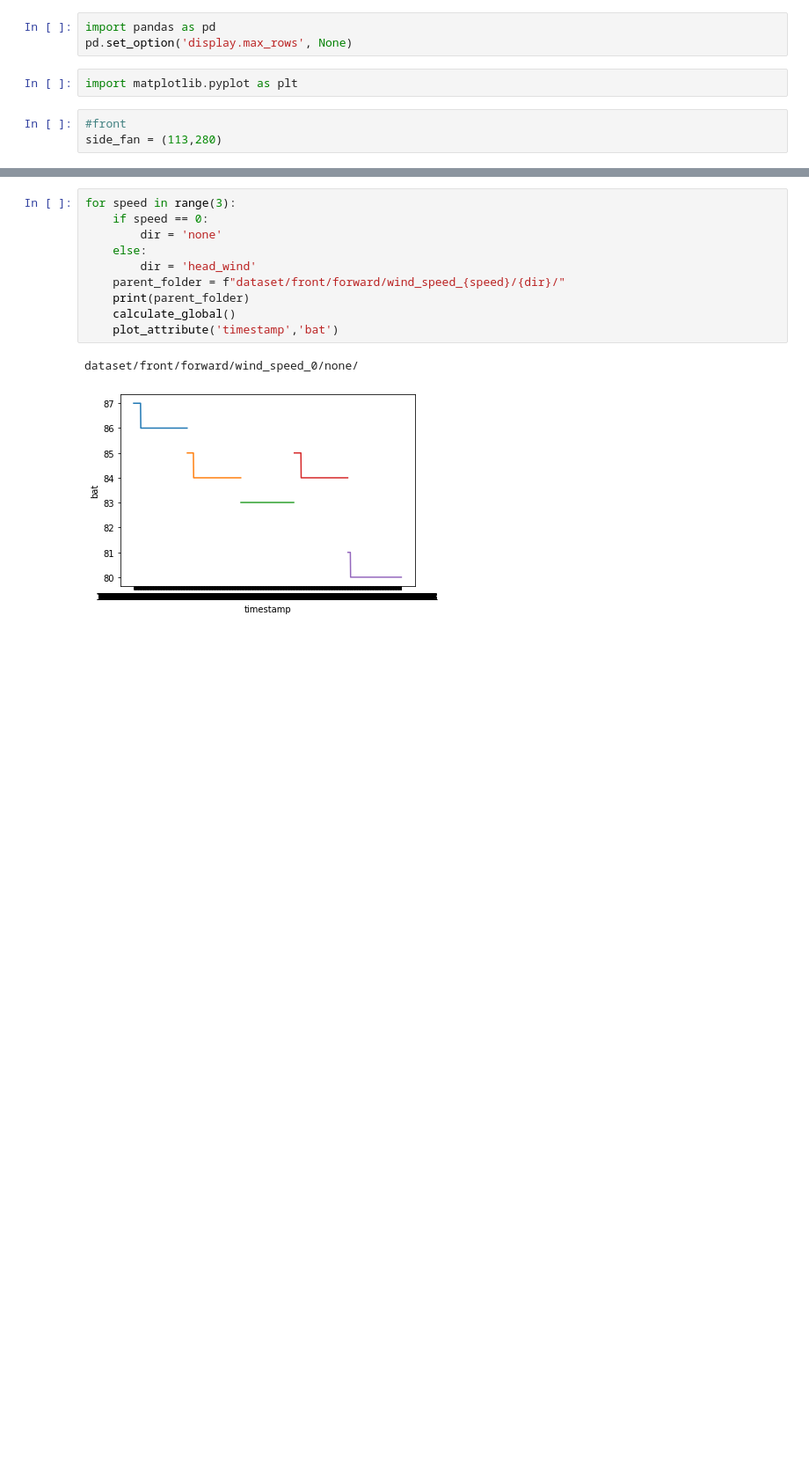
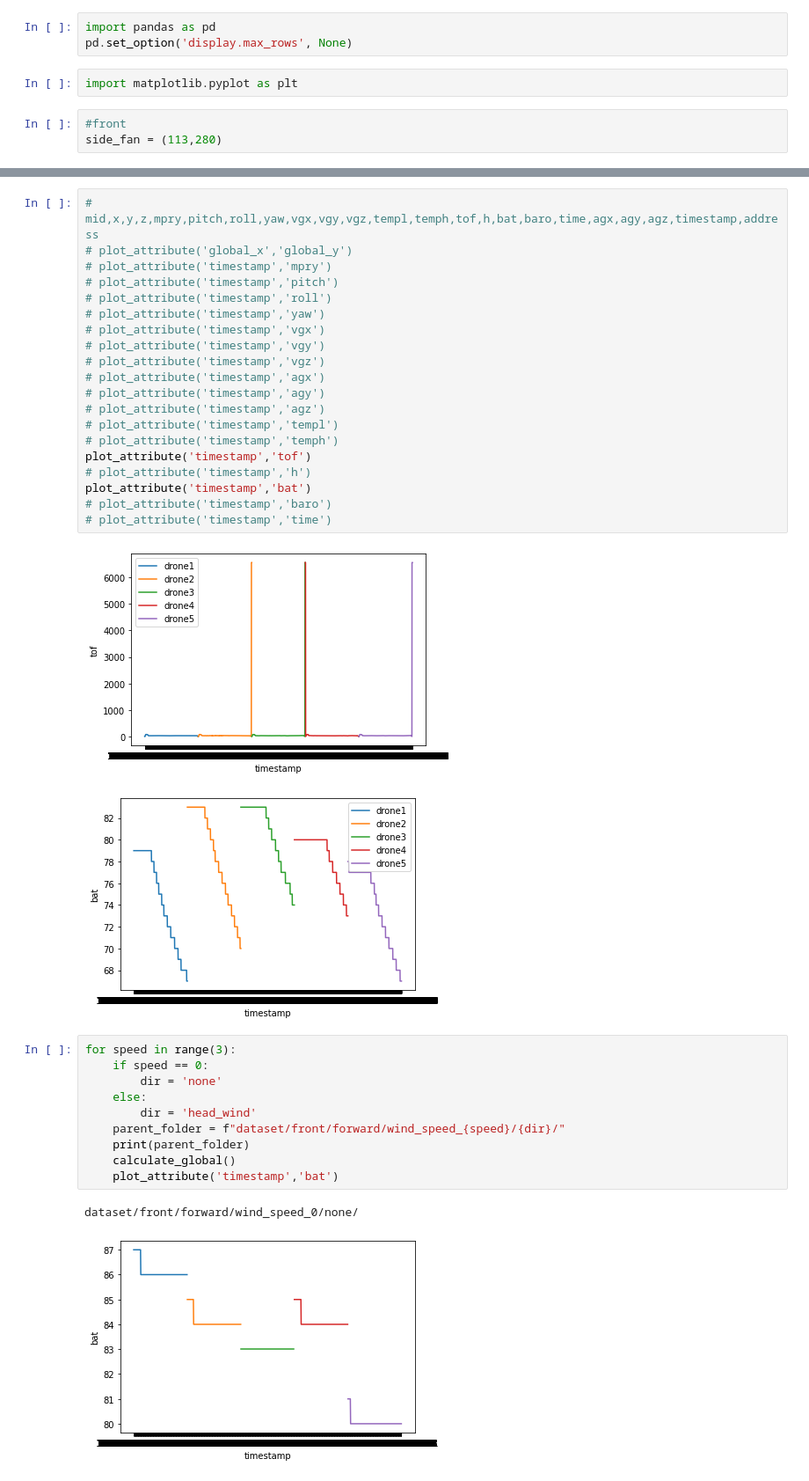
Before and after one commit to DwarfGiant26/DJI_Tello, a Jupyter notebook: visualize.ipynb, the cells around one changed output, grey strips where cells are left out. Shown at 88% size. Saved outputs shown, nothing was run; the diff lists cells and outputs as text; blank space fills up the shorter version.

```diff
--- a/visualize.ipynb
+++ b/visualize.ipynb
@@ -101,3 +110,26 @@ plot_attribute('timestamp','bat')
+# %%
+# mid,x,y,z,mpry,pitch,roll,yaw,vgx,vgy,vgz,templ,temph,tof,h,bat,baro,time,agx,agy,agz,timestamp,address
+# plot_attribute('global_x','global_y')
+# plot_attribute('timestamp','mpry')
+# plot_attribute('timestamp','pitch')
+# plot_attribute('timestamp','roll')
+# plot_attribute('timestamp','yaw')
+# plot_attribute('timestamp','vgx')
+# plot_attribute('timestamp','vgy')
+# plot_attribute('timestamp','vgz')
+# plot_attribute('timestamp','agx')
+# plot_attribute('timestamp','agy')
+# plot_attribute('timestamp','agz')
+# plot_attribute('timestamp','templ')
+# plot_attribute('timestamp','temph')
+plot_attribute('timestamp','tof')
+# plot_attribute('timestamp','h')
+plot_attribute('timestamp','bat')
+# plot_attribute('timestamp','baro')
+# plot_attribute('timestamp','time')
+# %% [output]
+[figure, added]
+[figure, added]
 # %%
 for speed in range(3):
     if speed == 0:
```
Also changed, not shown: parts of 7 cells of this notebook, 5 other files.
